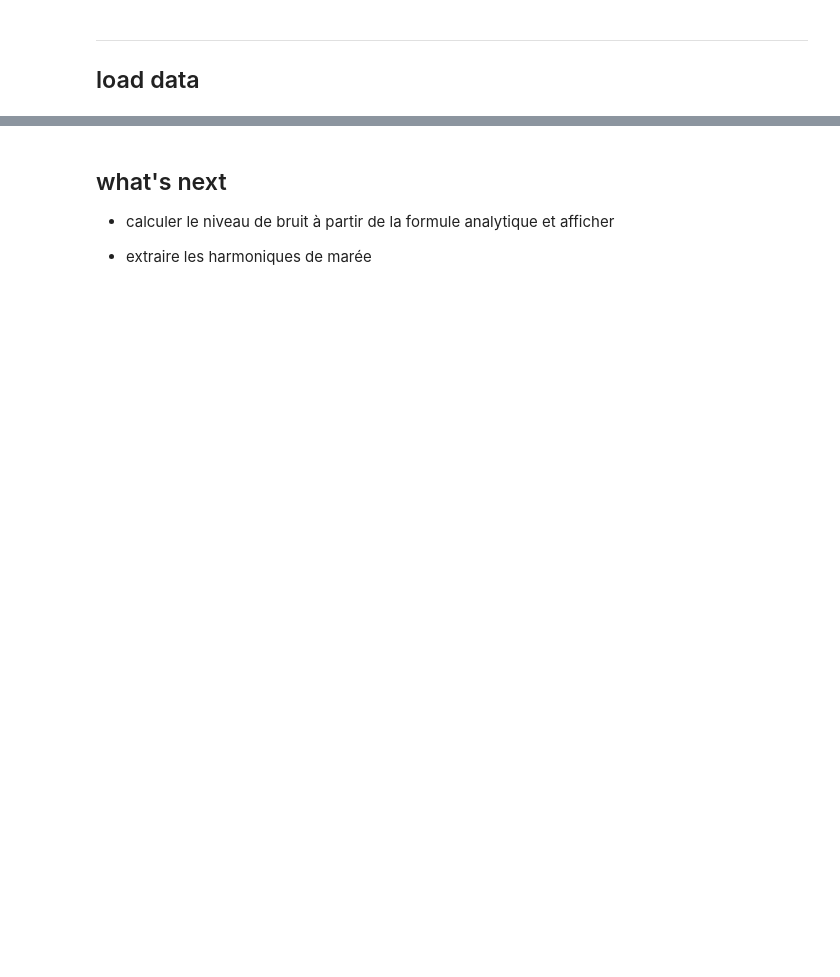
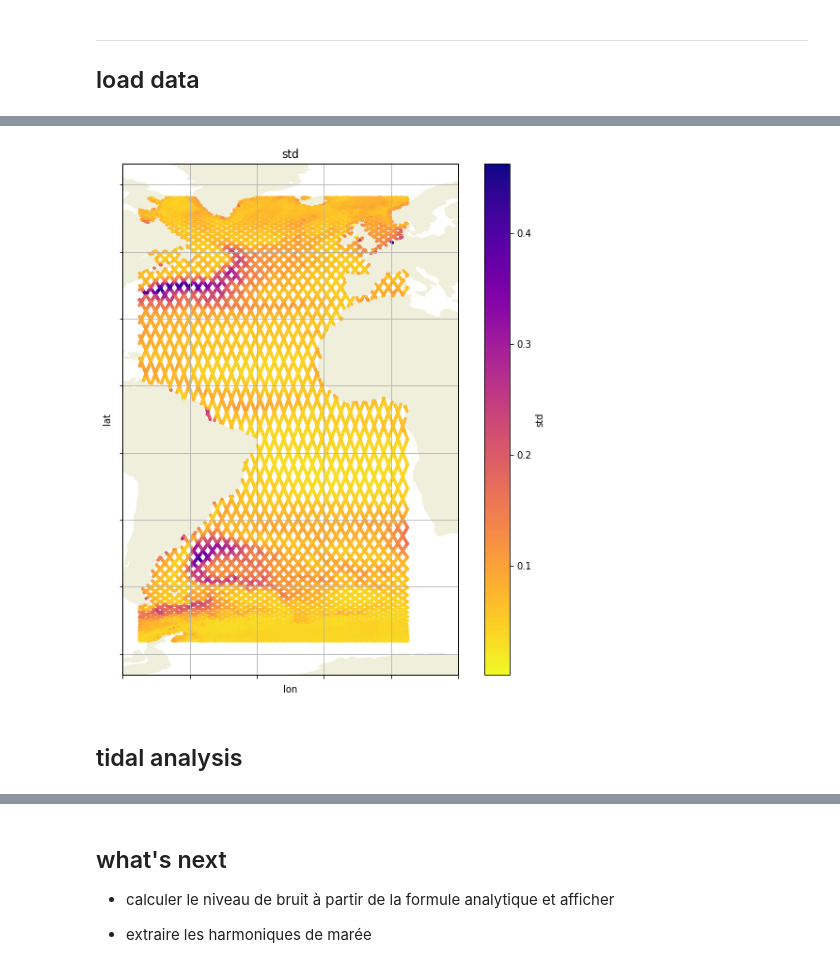
Before and after one commit to apatlpo/itide_ops, a Jupyter notebook: tipe_2019/altimetry.ipynb, the cells around one changed output, grey strips where cells are left out. Drawn from its saved outputs; the diff is of its cells as text; code cells hidden in the pictures; blank space fills up the shorter version.

```diff
--- a/tipe_2019/altimetry.ipynb
+++ b/tipe_2019/altimetry.ipynb
@@ -196,0 +139,6 @@ plot(np.sqrt(sla2_mean-sla_mean**2))
+# %%
+tp.plot_h3(df_stats, ['sla_unfiltered', 'std'])
+# %% [output]
+[figure, added]
+# %% [markdown]
+## tidal analysis
```
Also changed, not shown: parts of 55 cells of this notebook, 4 other files.
